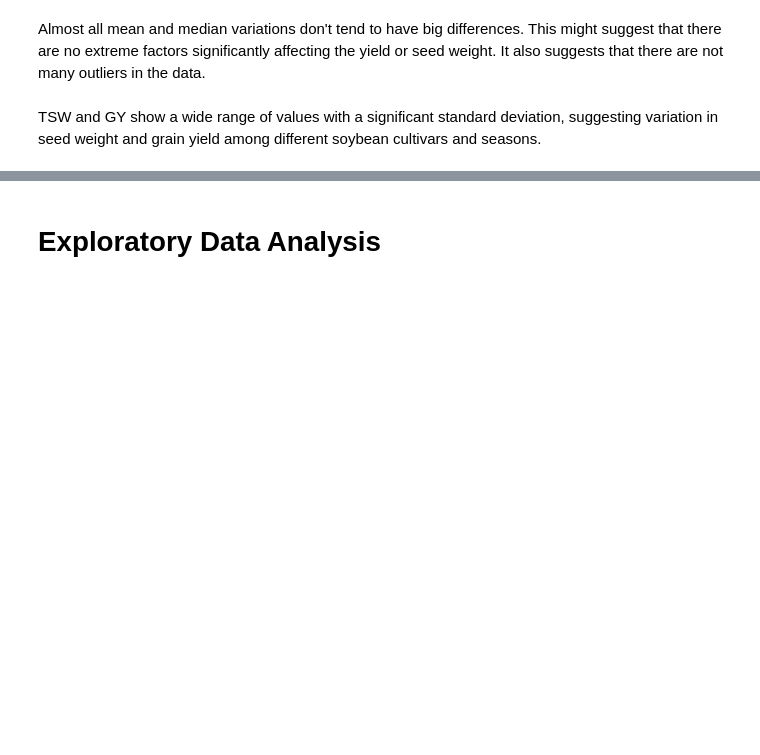
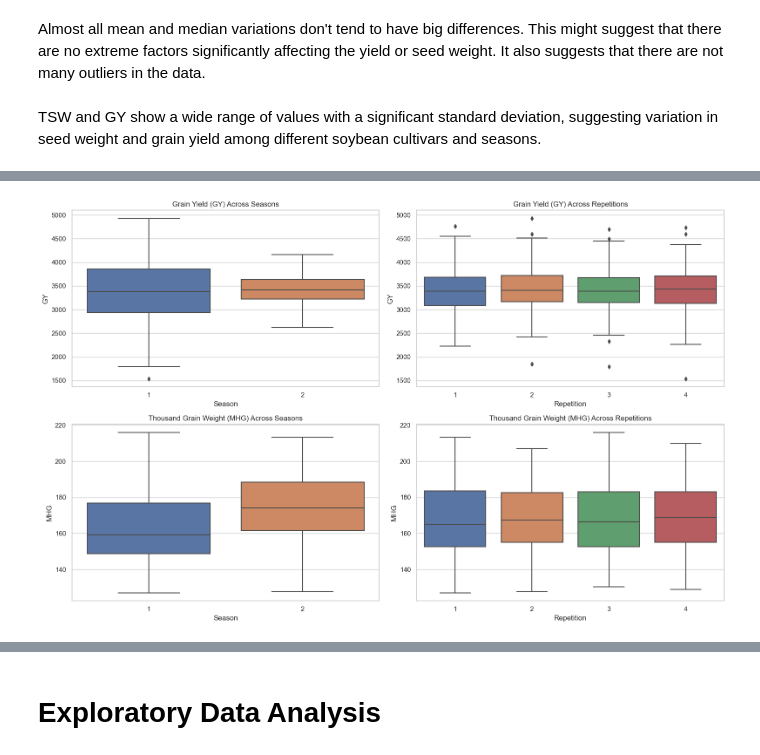
Before and after one commit to NegruA/soybean_cultivars, a Jupyter notebook: main.ipynb, the cells around one changed output, grey strips where cells are left out. Saved outputs shown, nothing was run; the diff lists cells and outputs as text; code cells hidden in the pictures; blank space fills up the shorter version.

```diff
--- a/main.ipynb
+++ b/main.ipynb
@@ -122,0 +178,25 @@ import matplotlib.pyplot as plt
+# %%
+sns.set(style="whitegrid")
+
+plt.figure(figsize=(16, 10))
+
+plt.subplot(2, 2, 1)
+sns.boxplot(x='Season', y='GY', data=data_df)
+plt.title('Grain Yield (GY) Across Seasons')
+
+plt.subplot(2, 2, 2)
+sns.boxplot(x='Repetition', y='GY', data=data_df)
+plt.title('Grain Yield (GY) Across Repetitions')
+
+plt.subplot(2, 2, 3)
+sns.boxplot(x='Season', y='MHG', data=data_df)
+plt.title('Thousand Grain Weight (MHG) Across Seasons')
+
+plt.subplot(2, 2, 4)
+sns.boxplot(x='Repetition', y='MHG', data=data_df)
+plt.title('Thousand Grain Weight (MHG) Across Repetitions')
+
+plt.tight_layout()
+plt.show()
+# %% [output]
+[figure, added]
```
Also changed, not shown: parts of 18 cells of this notebook.
